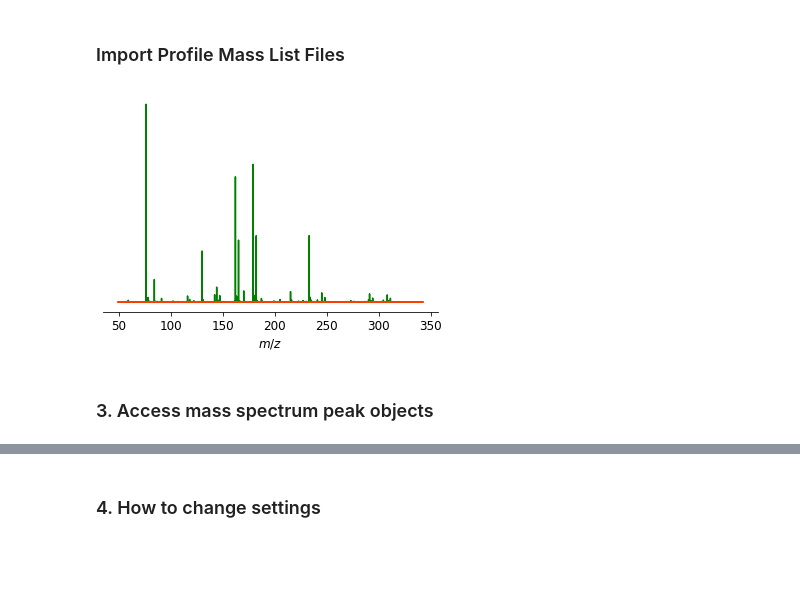
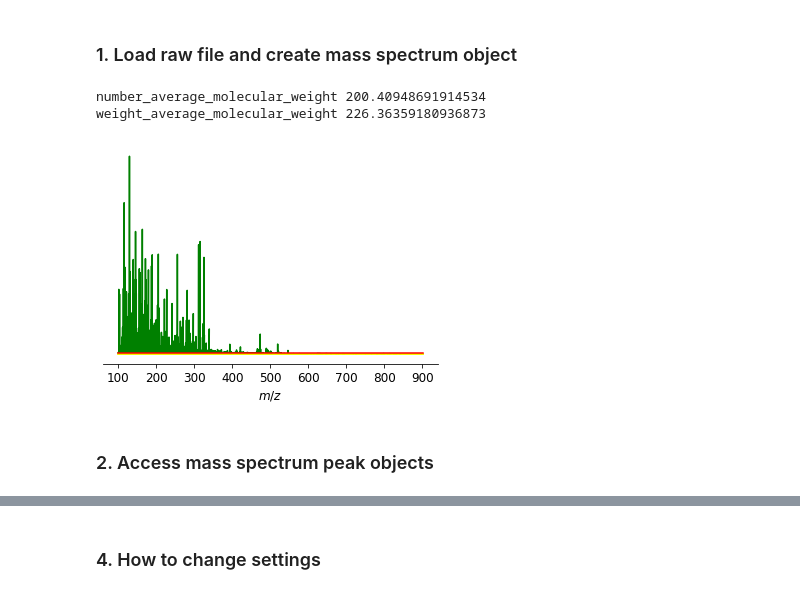
Before and after one commit to EMSL-Computing/Day3-EMSL-SummerSchool-2022, a Jupyter notebook: Summer School CoreMS Tutorial.ipynb, the cells around one changed output, grey strips where cells are left out. Drawn from its saved outputs; the diff is of its cells as text; code cells hidden in the pictures; blank space fills up the shorter version.

```diff
--- a/Summer School CoreMS Tutorial.ipynb
+++ b/Summer School CoreMS Tutorial.ipynb
@@ -108,36 +4,35 @@ weight_average_molecular_weight 442.0792555365756
-# %% [markdown]
-### Import Profile Mass List Files
-# %%
-from matplotlib import pyplot
-
-from corems.encapsulation.factory.parameters import MSParameters
-from corems.mass_spectrum.input.massList import ReadMassList
-
-file_location = Path("data") / "Thermo_Profile_MassList.txt"
-
-MSParameters.mass_spectrum.threshold_method = 'auto'
-MSParameters.mass_spectrum.noise_threshold_std = 3
-
-# isThermoProfile sets a exception to allow the parser of files with only two columns, i.e. m/z and abundance
-# however features that depends on s/n and or resolving power will throw a error
-def import_profile()
-    mass_list_reader = ReadMassList(file_location, header_lines=7, isCentroid=False, isThermoProfile=True)
-
-    polarity = +1
-
-    mass_spectrum = mass_list_reader.get_mass_spectrum(polarity, auto_process=True, loadSettings=False)
-
-    mass_spectrum.plot_profile_and_noise_threshold()
-
-    pyplot.show()
-
-    return mass_spectrum
-
-mass_spectrum = import_profile()
-# %% [output]
-[figure, removed]
+# %% [markdown]
+### 1. Load raw file and create mass spectrum object
+# %%
+from pathlib import Path
+
+from corems.encapsulation.factory.parameters import MSParameters
+from corems.mass_spectra.input import rawFileReader
+
+filepath = Path("./data") / "ESI_NEG_SRFA.raw"
+
+MSParameters.mass_spectrum.threshold_method = 'auto'
+MSParameters.mass_spectrum.noise_threshold_std = 3
+
+parser = rawFileReader.ImportMassSpectraThermoMSFileReader(filepath)
+mass_spectrum = parser.get_average_mass_spectrum_in_scan_range()
+
+mass_spectrum.plot_profile_and_noise_threshold()
+
+print(
+        "number_average_molecular_weight",
+        mass_spectrum.number_average_molecular_weight(),
+    )
+print(
+        "weight_average_molecular_weight",
+        mass_spectrum.weight_average_molecular_weight(),
+    )
+# %% [output]
+number_average_molecular_weight 200.40948691914534
+weight_average_molecular_weight 226.36359180936873
+[figure, added]
 # %% [markdown]
-### 3. Access mass spectrum peak objects
+### 2. Access mass spectrum peak objects
 # %%
 kb = {'C': 1, 'H': 2}
 
```
Also changed, not shown: parts of 14 cells of this notebook.
